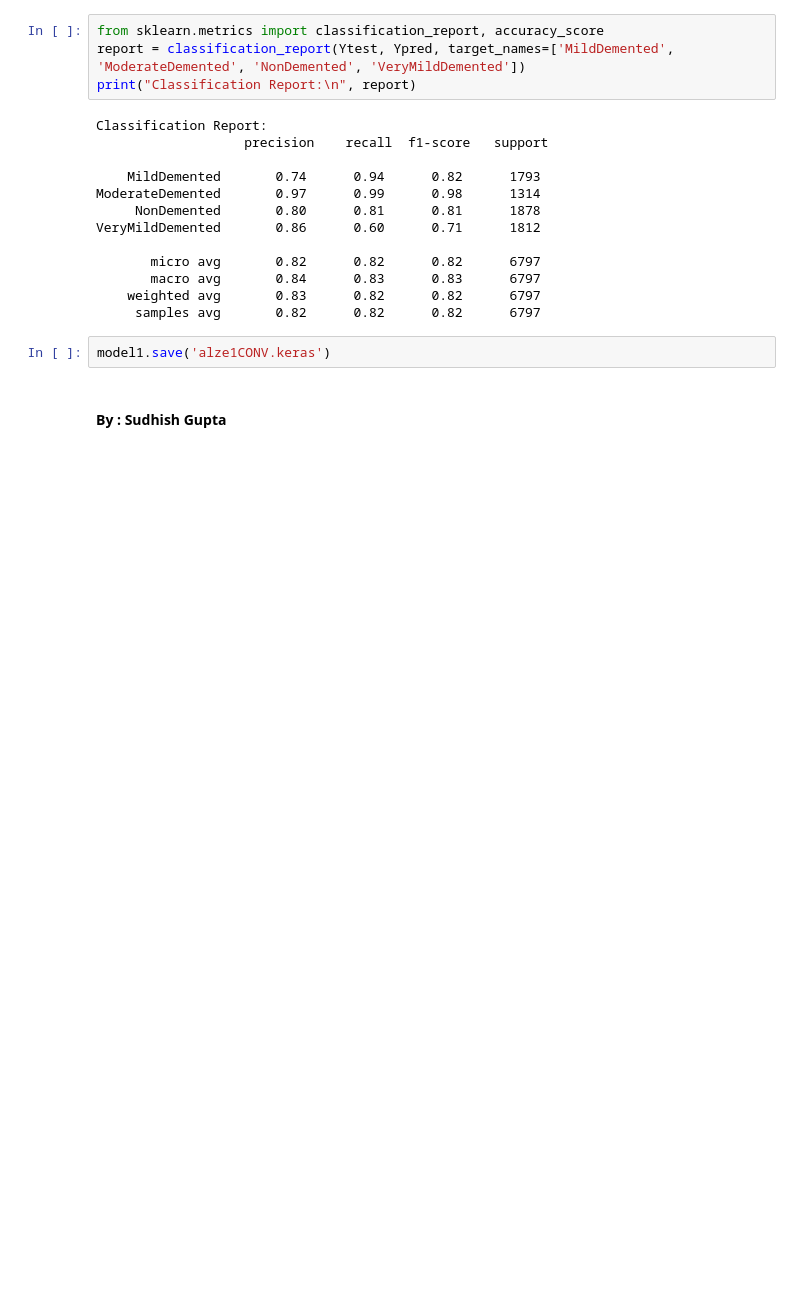
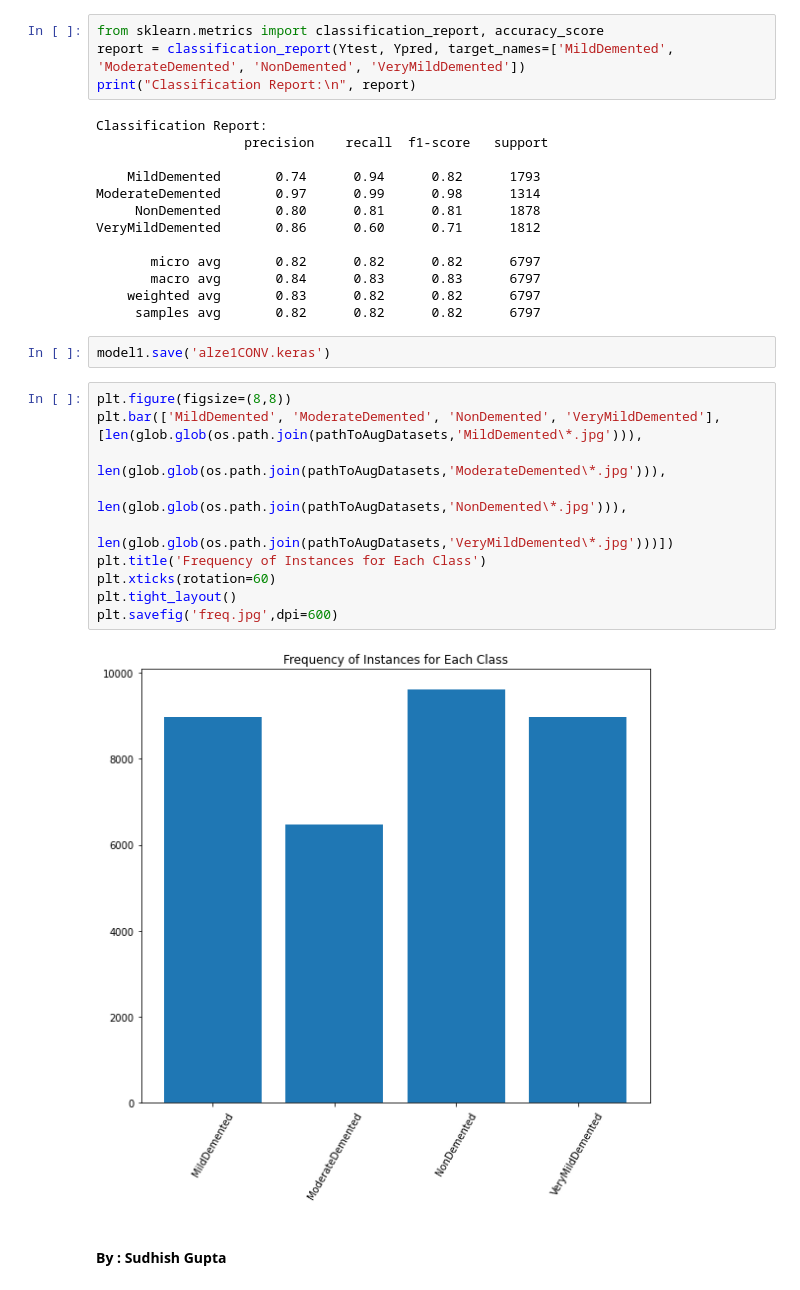
Before and after one commit to sudhishgupta/AlzheimerConv, a Jupyter notebook: AlzheimerMRIConvNN.ipynb, the cells around one changed output. Saved outputs shown, nothing was run; the diff lists cells and outputs as text; blank space fills up the shorter version.

```diff
--- a/AlzheimerMRIConvNN.ipynb
+++ b/AlzheimerMRIConvNN.ipynb
@@ -259,5 +260,17 @@ VeryMildDemented       0.86      0.60      0.71      1812
      samples avg       0.82      0.82      0.82      6797
 # %%
 model1.save('alze1CONV.keras')
+# %%
+plt.figure(figsize=(8,8))
+plt.bar(['MildDemented', 'ModerateDemented', 'NonDemented', 'VeryMildDemented'],[len(glob.glob(os.path.join(pathToAugDatasets,'MildDemented\*.jpg'))),
+                                                                                len(glob.glob(os.path.join(pathToAugDatasets,'ModerateDemented\*.jpg'))),
+                                                                                len(glob.glob(os.path.join(pathToAugDatasets,'NonDemented\*.jpg'))),
+                                                                              len(glob.glob(os.path.join(pathToAugDatasets,'VeryMildDemented\*.jpg')))])
+plt.title('Frequency of Instances for Each Class')
+plt.xticks(rotation=60)
+plt.tight_layout()
+plt.savefig('freq.jpg',dpi=600)
+# %% [output]
+[figure, added]
 # %% [markdown]
 #### By :  Sudhish Gupta
```
Also changed, not shown: parts of 1 cell of this notebook.
